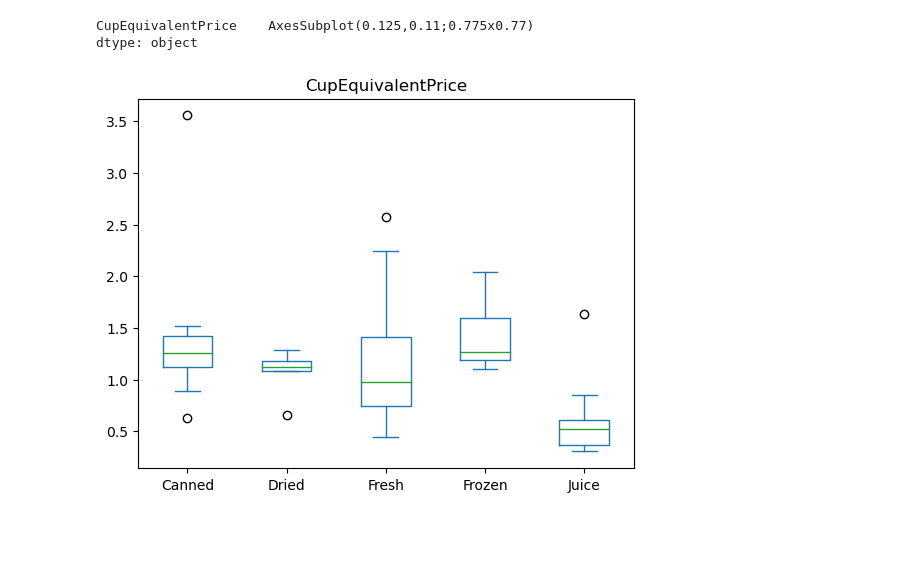
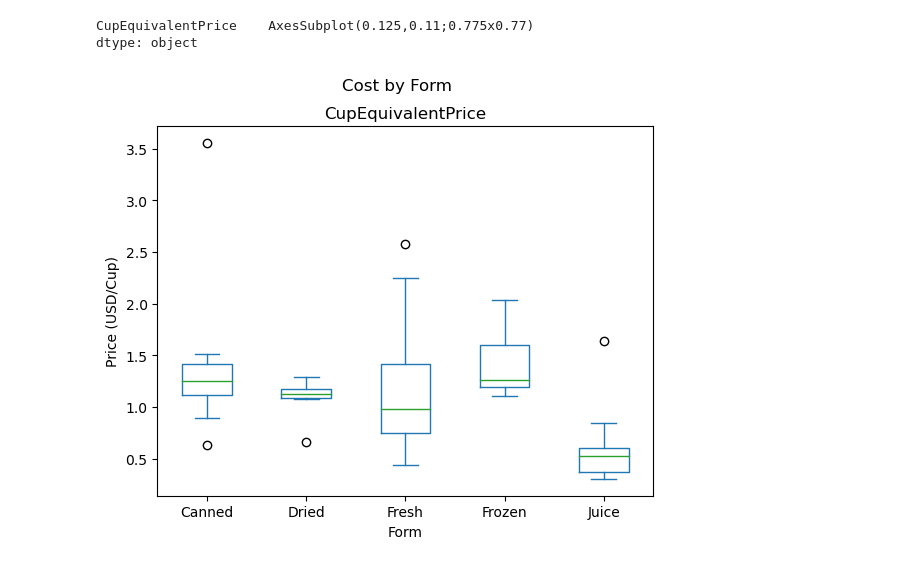
Before and after one commit to BreezeNoraTucker/FruitPrices, a Jupyter notebook: FruitCost.ipynb, the cells around one changed output. Cells and saved outputs as stored; diff of their text form; code cells hidden in the pictures; blank space fills up the shorter version.

```diff
--- a/FruitCost.ipynb
+++ b/FruitCost.ipynb
@@ -126,6 +90,6 @@ print(data["Fruit"].values)
 # %%
-data.plot.box(column=["CupEquivalentPrice"], by="Form")
+data.plot.box(column=["CupEquivalentPrice"], by="Form", title="Cost by Form", xlabel="Form", ylabel="Price (USD/Cup)")
 # %% [output]
 CupEquivalentPrice    AxesSubplot(0.125,0.11;0.775x0.77)
 dtype: object
-[figure, old version]
+[figure, new version]
```
Also changed, not shown: parts of 18 cells of this notebook.
